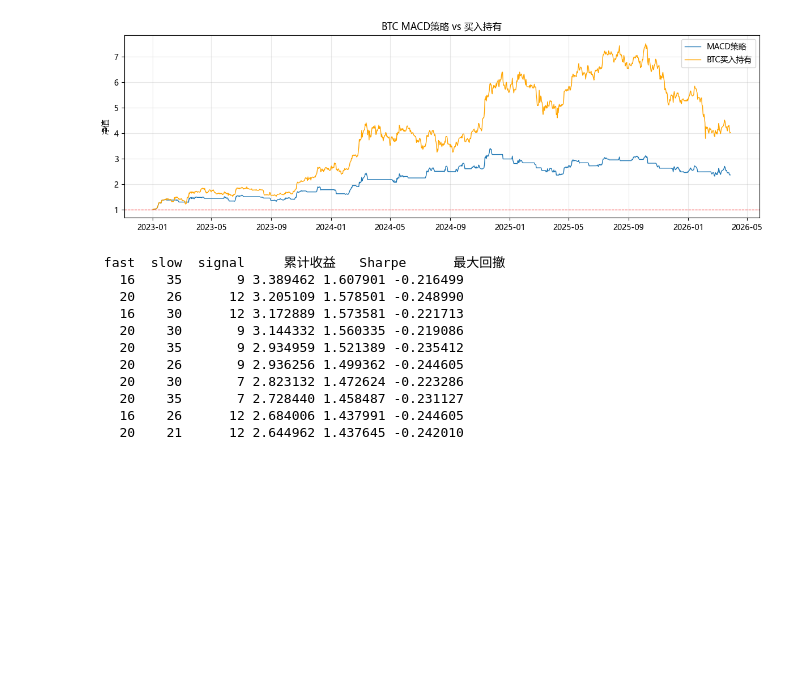
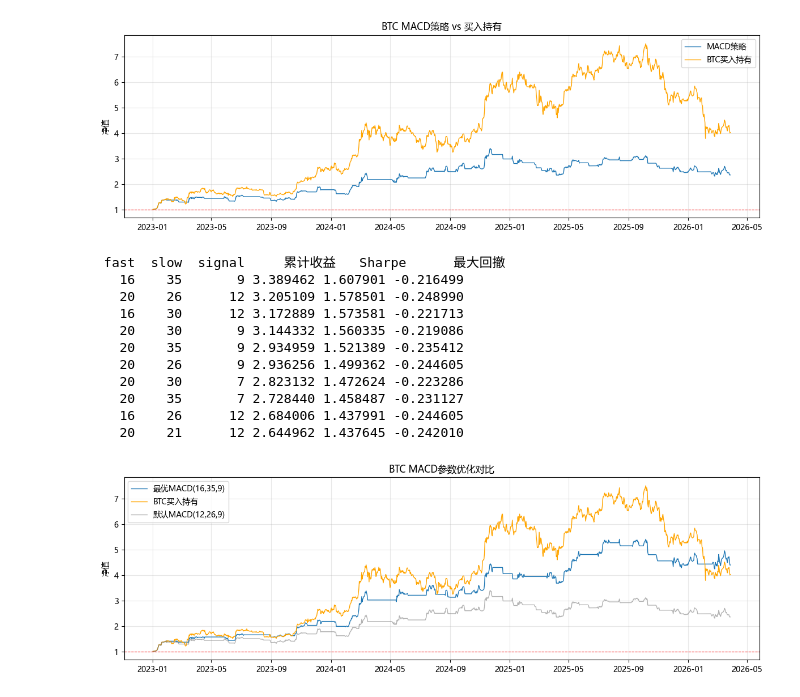
Before and after one commit to gh59/quant-research, a Jupyter notebook: 04_crypto/01_crypto_data.ipynb, the cells around one changed output. Saved outputs shown, nothing was run; the diff lists cells and outputs as text; code cells hidden in the pictures; blank space fills up the shorter version.

```diff
--- a/04_crypto/01_crypto_data.ipynb
+++ b/04_crypto/01_crypto_data.ipynb
@@ -342,3 +342,35 @@ print(df_results.head(10).to_string(index=False))
    20    35       7 2.728440 1.458487 -0.231127
    16    26      12 2.684006 1.437991 -0.244605
    20    21      12 2.644962 1.437645 -0.242010
+# %%
+# 用最优参数重新回测
+ema_fast = close.ewm(span=16, adjust=False).mean()
+ema_slow = close.ewm(span=35, adjust=False).mean()
+macd_best = ema_fast - ema_slow
+signal_best = macd_best.ewm(span=9, adjust=False).mean()
+
+cross_best = pd.Series(0, index=close.index)
+cross_best[macd_best > signal_best] = 1
+cross_best[macd_best < signal_best] = 0
+
+ret = close.pct_change().dropna()
+sig = cross_best.shift(1).dropna()
+common = ret.index.intersection(sig.index)
+strat_ret = ret[common] * sig[common]
+
+portfolio_best = (1 + strat_ret).cumprod()
+buy_hold = (1 + ret[common]).cumprod()
+
+plt.figure(figsize=(12, 4))
+plt.plot(portfolio_best.index, portfolio_best, linewidth=1, label="最优MACD(16,35,9)")
+plt.plot(buy_hold.index, buy_hold, linewidth=1, label="BTC买入持有", color="orange")
+plt.plot(portfolio.index, portfolio, linewidth=1, label="默认MACD(12,26,9)", color="gray", alpha=0.6)
+plt.axhline(y=1, color="red", linewidth=0.8, linestyle="--")
+plt.title("BTC MACD参数优化对比")
+plt.ylabel("净值")
+plt.legend()
+plt.grid(True, alpha=0.3)
+plt.tight_layout()
+plt.show()
+# %% [output]
+[figure, added]
```
Also changed, not shown: parts of 12 cells of this notebook, 2 other files.
